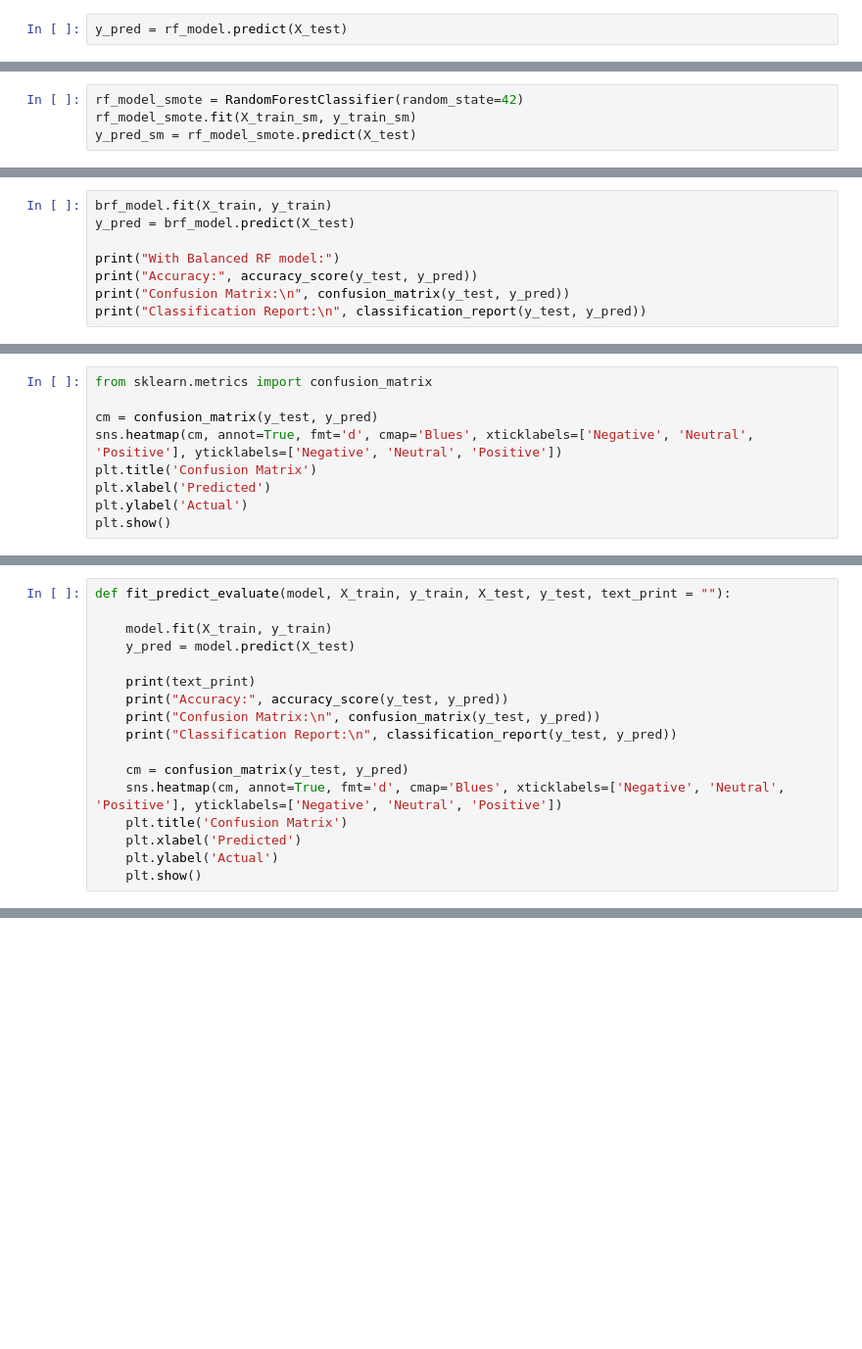
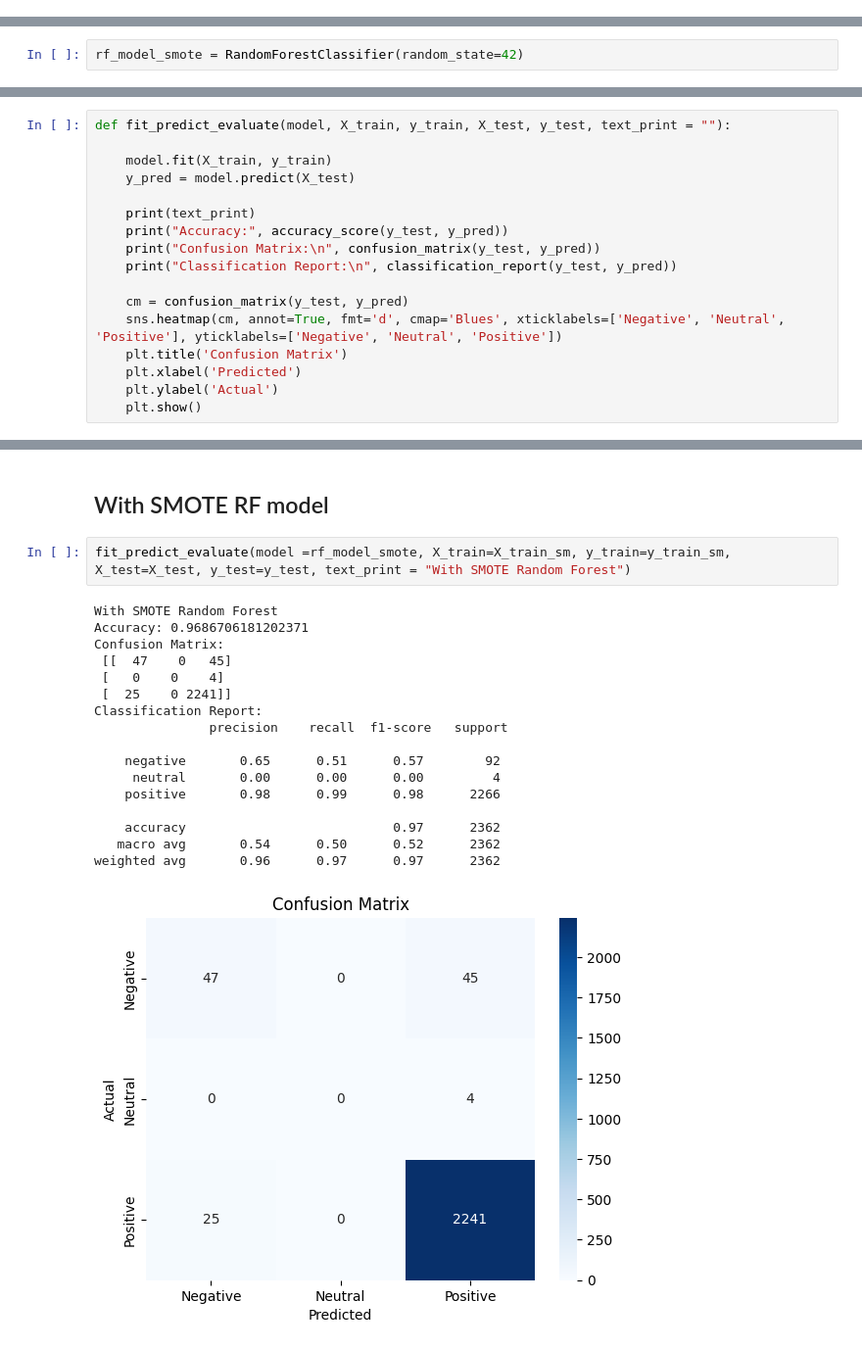
Before and after one commit to NotMishaal/TripAdvisor-Review-CW, a Jupyter notebook: task_4/RF.ipynb, the cells around one changed output, grey strips where cells are left out. Shown: that part at 98% size. Saved outputs shown, nothing was run; the diff lists cells and outputs as text; blank space fills up the shorter version.

Commit message:
[add] code to fit model withall sparse and dense vectors

```diff
--- a/task_4/RF.ipynb
+++ b/task_4/RF.ipynb
@@ -147,2 +139,0 @@ RandomForestClassifier(random_state=42)
-# %%
-y_pred = rf_model.predict(X_test)
@@ -176,5 +145,3 @@ smote = SMOTE(random_state=42)
 X_train_sm, y_train_sm = smote.fit_resample(X_train, y_train)
 # %%
 rf_model_smote = RandomForestClassifier(random_state=42)
-rf_model_smote.fit(X_train_sm, y_train_sm)
-y_pred_sm = rf_model_smote.predict(X_test)
@@ -205,11 +150,3 @@ weighted avg       0.96      0.95      0.96      2362
 # %%
 from imblearn.ensemble import BalancedRandomForestClassifier
 brf_model = BalancedRandomForestClassifier(random_state=42)
-# %%
-brf_model.fit(X_train, y_train)
-y_pred = brf_model.predict(X_test)
-
-print("With Balanced RF model:")
-print("Accuracy:", accuracy_score(y_test, y_pred))
-print("Confusion Matrix:\n", confusion_matrix(y_test, y_pred))
-print("Classification Report:\n", classification_report(y_test, y_pred))
@@ -233,9 +152,0 @@ weighted avg       0.96      0.83      0.89      2362
-# %%
-from sklearn.metrics import confusion_matrix
-
-cm = confusion_matrix(y_test, y_pred)
-sns.heatmap(cm, annot=True, fmt='d', cmap='Blues', xticklabels=['Negative', 'Neutral', 'Positive'], yticklabels=['Negative', 'Neutral', 'Positive'])
-plt.title('Confusion Matrix')
-plt.xlabel('Predicted')
-plt.ylabel('Actual')
-plt.show()
@@ -309,0 +216,22 @@ weighted avg       0.95      0.96      0.95      2362
+# %% [markdown]
+## With SMOTE RF model
+# %%
+fit_predict_evaluate(model =rf_model_smote, X_train=X_train_sm, y_train=y_train_sm, X_test=X_test, y_test=y_test, text_print = "With SMOTE Random Forest")
+# %% [output]
+With SMOTE Random Forest
+Accuracy: 0.9686706181202371
+Confusion Matrix:
+ [[  47    0   45]
+ [   0    0    4]
+ [  25    0 2241]]
+Classification Report:
+               precision    recall  f1-score   support
+
+    negative       0.65      0.51      0.57        92
+     neutral       0.00      0.00      0.00         4
+    positive       0.98      0.99      0.98      2266
+
+    accuracy                           0.97      2362
+   macro avg       0.54      0.50      0.52      2362
+weighted avg       0.96      0.97      0.97      2362
+[figure, added]
```
Also changed, not shown: parts of 33 cells of this notebook.
